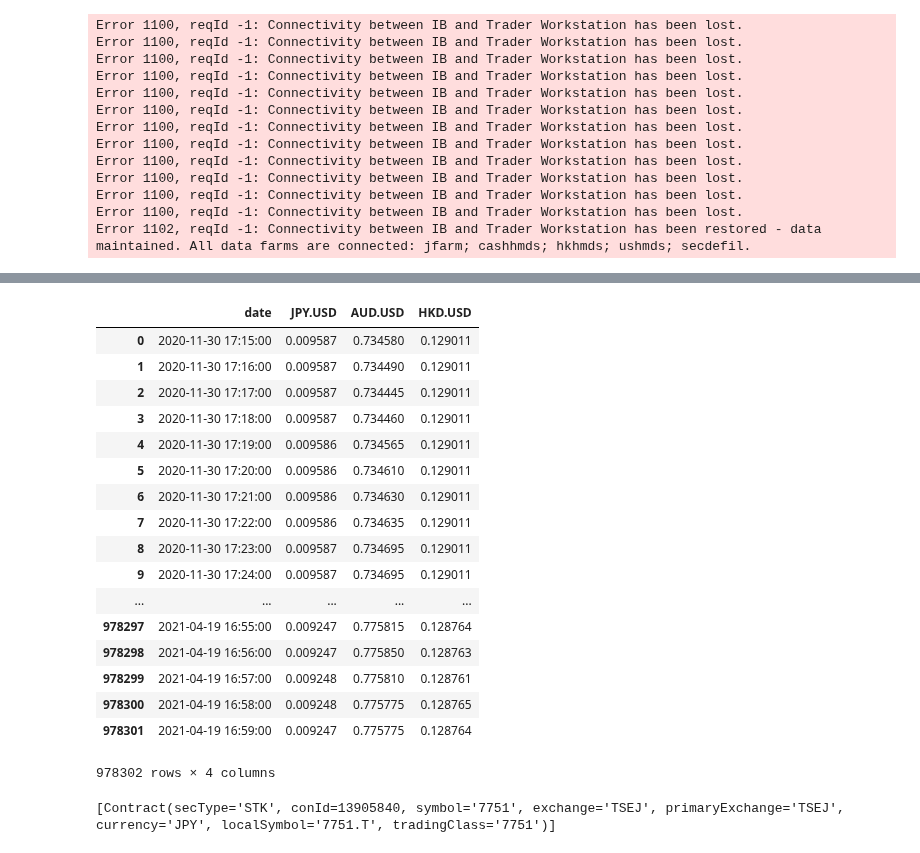
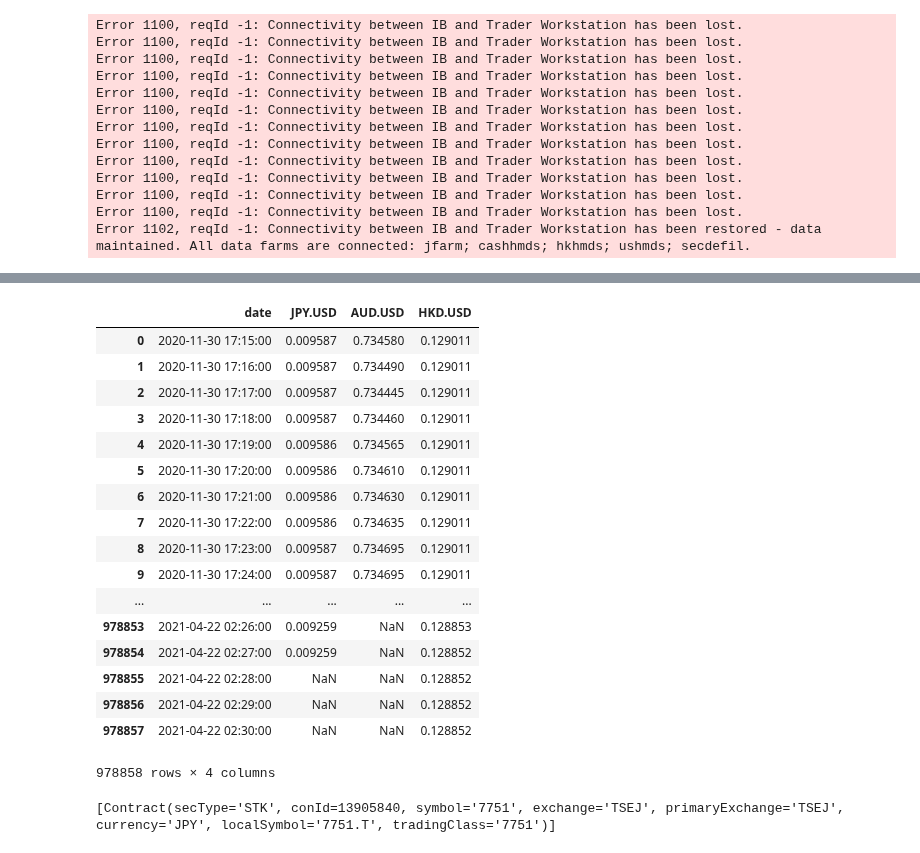
Before and after one commit to jh-lor/ADRPairsTrading, a Jupyter notebook: Live Trading Implementation.ipynb, the cells around one changed output, grey strips where cells are left out. Drawn from its saved outputs; the diff is of its cells as text; code cells hidden in the pictures.

Commit message:
forex initialization

```diff
--- a/Live Trading Implementation.ipynb
+++ b/Live Trading Implementation.ipynb
@@ -407,0 +482,3 @@ df_hkd_usd["HKD.USD"] = (df_hkd_usd["open"] + df_hkd_usd["close"])/2
+# %%
+df_forex = pd.read_csv(f"{path_data}df_forex.csv")
+df_forex["date"] = [datetime.strptime(date_time, '%Y-%m-%d %H:%M:%S') for date_time in df_forex["date"]]
@@ -408,23 +506,21 @@ df_hkd_usd["HKD.USD"] = (df_hkd_usd["open"] + df_hkd_usd["close"])/2
 # %%
-df_forex = pd.merge(df_forex, df_hkd_usd[["date", "HKD.USD"]], how = "outer")
+pd.merge(df_forex, pd.merge(df_temp2[["date", "JPY.USD"]], df_temp[["date", "HKD.USD"]], how = "outer"), how = "outer")
+# %% [output]
+|  | date | JPY.USD | AUD.USD | HKD.USD |
+| 0 | 2020-11-30 17:15:00 | 0.009587 | 0.734580 | 0.129011 |
+| 1 | 2020-11-30 17:16:00 | 0.009587 | 0.734490 | 0.129011 |
+| 2 | 2020-11-30 17:17:00 | 0.009587 | 0.734445 | 0.129011 |
+| 3 | 2020-11-30 17:18:00 | 0.009587 | 0.734460 | 0.129011 |
+| 4 | 2020-11-30 17:19:00 | 0.009586 | 0.734565 | 0.129011 |
+| 5 | 2020-11-30 17:20:00 | 0.009586 | 0.734610 | 0.129011 |
+| 6 | 2020-11-30 17:21:00 | 0.009586 | 0.734630 | 0.129011 |
+| 7 | 2020-11-30 17:22:00 | 0.009586 | 0.734635 | 0.129011 |
+| 8 | 2020-11-30 17:23:00 | 0.009587 | 0.734695 | 0.129011 |
+| 9 | 2020-11-30 17:24:00 | 0.009587 | 0.734695 | 0.129011 |
+| ... | ... | ... | ... | ... |
+| 978853 | 2021-04-22 02:26:00 | 0.009259 | NaN | 0.128853 |
+| 978854 | 2021-04-22 02:27:00 | 0.009259 | NaN | 0.128852 |
+| 978855 | 2021-04-22 02:28:00 | NaN | NaN | 0.128852 |
+| 978856 | 2021-04-22 02:29:00 | NaN | NaN | 0.128852 |
+| 978857 | 2021-04-22 02:30:00 | NaN | NaN | 0.128852 |
+978858 rows × 4 columns
-# %%
-df_forex.to_csv(f"{path_data})
-# %% [output]
-|  | date | JPY.USD | AUD.USD | HKD.USD |
-| 0 | 2020-11-30 17:15:00 | 0.009587 | 0.734580 | 0.129011 |
-| 1 | 2020-11-30 17:16:00 | 0.009587 | 0.734490 | 0.129011 |
-| 2 | 2020-11-30 17:17:00 | 0.009587 | 0.734445 | 0.129011 |
-| 3 | 2020-11-30 17:18:00 | 0.009587 | 0.734460 | 0.129011 |
-| 4 | 2020-11-30 17:19:00 | 0.009586 | 0.734565 | 0.129011 |
-| 5 | 2020-11-30 17:20:00 | 0.009586 | 0.734610 | 0.129011 |
-| 6 | 2020-11-30 17:21:00 | 0.009586 | 0.734630 | 0.129011 |
-| 7 | 2020-11-30 17:22:00 | 0.009586 | 0.734635 | 0.129011 |
-| 8 | 2020-11-30 17:23:00 | 0.009587 | 0.734695 | 0.129011 |
-| 9 | 2020-11-30 17:24:00 | 0.009587 | 0.734695 | 0.129011 |
-| ... | ... | ... | ... | ... |
-| 978297 | 2021-04-19 16:55:00 | 0.009247 | 0.775815 | 0.128764 |
-| 978298 | 2021-04-19 16:56:00 | 0.009247 | 0.775850 | 0.128763 |
-| 978299 | 2021-04-19 16:57:00 | 0.009248 | 0.775810 | 0.128761 |
-| 978300 | 2021-04-19 16:58:00 | 0.009248 | 0.775775 | 0.128765 |
-| 978301 | 2021-04-19 16:59:00 | 0.009247 | 0.775775 | 0.128764 |
-978302 rows × 4 columns
```
Also changed, not shown: parts of 8 cells of this notebook, 1 other file.
